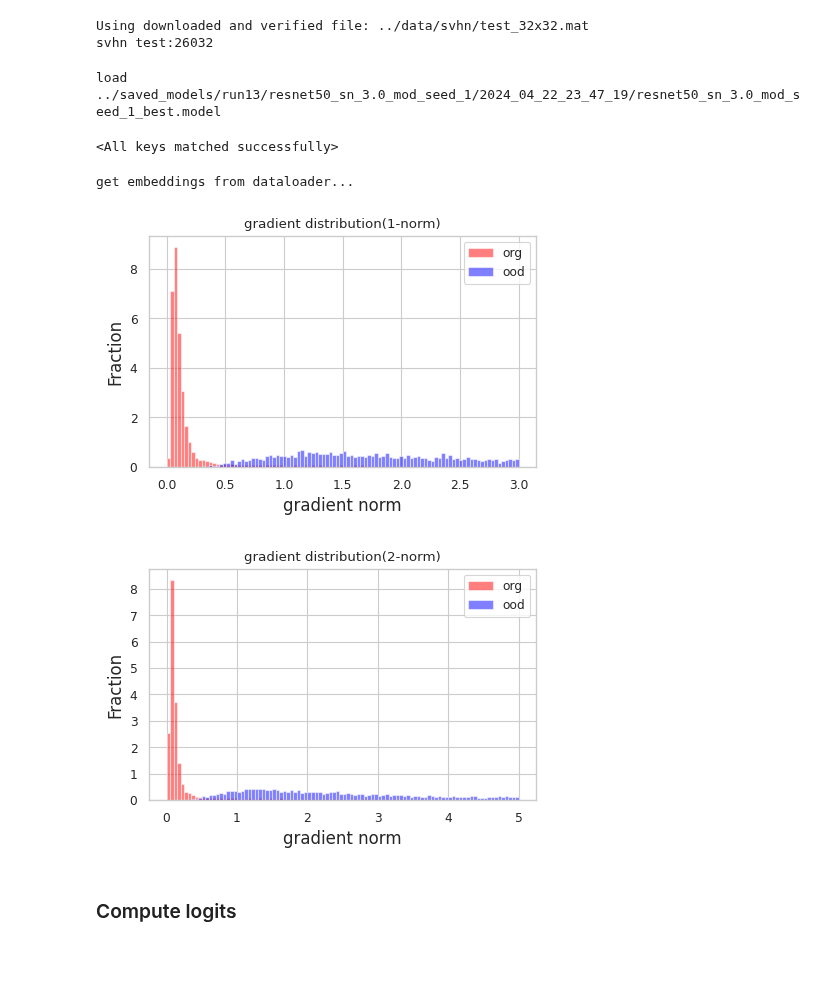
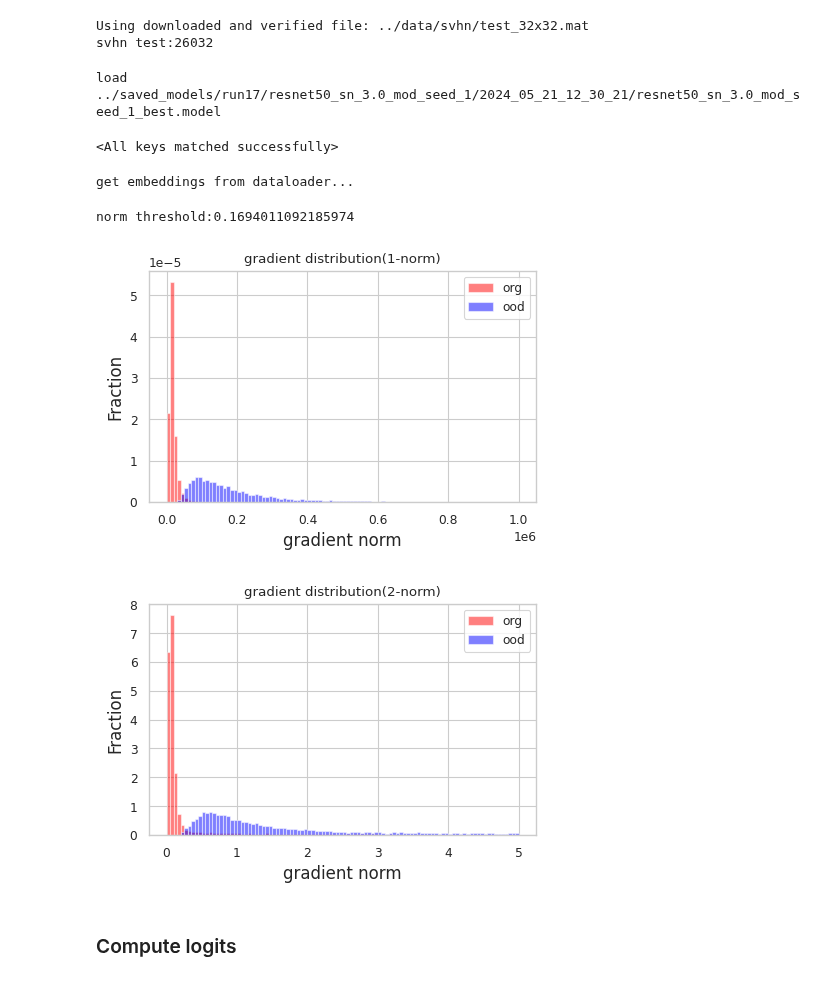
Before and after one commit to buyizhiyou/YYM, a Jupyter notebook: dum/notebooks/statistics_analyse.ipynb, the cells around one changed output. Saved outputs shown, nothing was run; the diff lists cells and outputs as text; code cells hidden in the pictures.

```diff
--- a/dum/notebooks/statistics_analyse.ipynb
+++ b/dum/notebooks/statistics_analyse.ipynb
@@ -49,15 +49,15 @@ models = {
 
 model_to_num_dim = {"resnet18": 512, "resnet50": 2048, "resnet101": 2048, "resnet152": 2048, "wide_resnet": 640, "vgg16": 512}
 
-batch_size = 128
+batch_size = 256
 dataset = "cifar10"
 ood_dataset = "svhn"
 dataset_root = "../data"
+# model = "vgg16"
+# saved_model_name = "../saved_models/run13/vgg16_sn_3.0_mod_seed_1/2024_04_22_23_23_06/vgg16_sn_3.0_mod_seed_1_best.model"
+
 model = "resnet50"
-saved_model_name = "../saved_models/run13/resnet50_sn_3.0_mod_seed_1/2024_04_22_23_47_19/resnet50_sn_3.0_mod_seed_1_best.model"
-
-# model = "vgg16"
-# saved_model_name = "../saved_models/run17/vgg16_sn_3.0_mod_seed_1/2024_05_27_17_13_18/vgg16_sn_3.0_mod_seed_1_best.model"
+saved_model_name = "../saved_models/run17/resnet50_sn_3.0_mod_seed_1/2024_05_21_12_30_21/resnet50_sn_3.0_mod_seed_1_best.model"
 # Taking input for the dataset
 num_classes = dataset_num_classes[dataset]
 test_loader = dataset_loader[dataset].get_test_loader(root=dataset_root, batch_size=batch_size)
@@ -85,7 +85,7 @@ net = models[model](
 
 net.load_state_dict(torch.load(str(saved_model_name), map_location=device), strict=True)
 # %% [output]
-load ../saved_models/run13/resnet50_sn_3.0_mod_seed_1/2024_04_22_23_47_19/resnet50_sn_3.0_mod_seed_1_best.model
+load ../saved_models/run17/resnet50_sn_3.0_mod_seed_1/2024_05_21_12_30_21/resnet50_sn_3.0_mod_seed_1_best.model
 <All keys matched successfully>
 # %%
 colors = ['#1f77b4', '#ff7f0e', '#2ca02c', '#d62728', '#9467bd', '#8c564b', '#e377c2', '#7f7f7f', '#bcbd22', '#17becf']
@@ -124,6 +124,7 @@ embeddings, labels,norm = get_embeddings(
 gaussians_model, jitter_eps = gmm_fit(embeddings=embeddings, labels=labels, num_classes=num_classes)
 # %% [output]
 get embeddings from dataloader...
+norm threshold:0.1694011092185974
 # %%
 def calculate_gradients(
     net,
@@ -151,13 +152,13 @@ def calculate_gradients(
         _, pred = torch.max(out, 1)
 
         # #1. 第一种形式loss
-        # embedding = net.feature
-        # log_probs = gaussians_model.log_prob(embedding[:, None, :])
-        # max_log_probs = log_probs.max(1, keepdim=True)[0]  # get the index of the max log-probability
-        # loss = max_log_probs.sum()
+        embedding = net.feature
+        log_probs = gaussians_model.log_prob(embedding[:, None, :])
+        max_log_probs = log_probs.max(1, keepdim=True)[0]  # get the index of the max log-probability
+        loss = max_log_probs.sum()
 
         # # #2. 第二种形式loss
-        loss = loss_func(out, pred)
+        # loss = -loss_func(out, pred)
 
         ###3.第三种loss
         # loss = F.kl_div(out.softmax(dim=-1).log(),uniform.softmax(dim=-1), reduction='sum')
@@ -191,15 +192,15 @@ ood_gradient_norms = calculate_gradients(
     norm=1.
 )
 # %%
-plot_density([gradient_norms.numpy(), ood_gradient_norms.numpy()], binrange=[0, 3], bins=100, title="gradient distribution(1-norm)", xlabel="gradient norm")
+plot_density([gradient_norms.numpy(), ood_gradient_norms.numpy()], binrange=[0, 1000000], bins=100, title="gradient distribution(1-norm)", xlabel="gradient norm")
 plt.savefig('pngs/grad_dist.png', bbox_inches='tight')
 # %% [output]
-[figure, old version]
+[figure, new version]
 # %%
 plot_density([gradient_norms.numpy(), ood_gradient_norms.numpy()], binrange=[0, 5], bins=100, title="gradient distribution(2-norm)", xlabel="gradient norm")
 plt.savefig('pngs/grad_dist.png', bbox_inches='tight')
 # %% [output]
-[figure, old version]
+[figure, new version]
 # %% [markdown]
 ### Compute logits
 # %%
```
Also changed, not shown: parts of 2 cells of this notebook, 11 other files.
